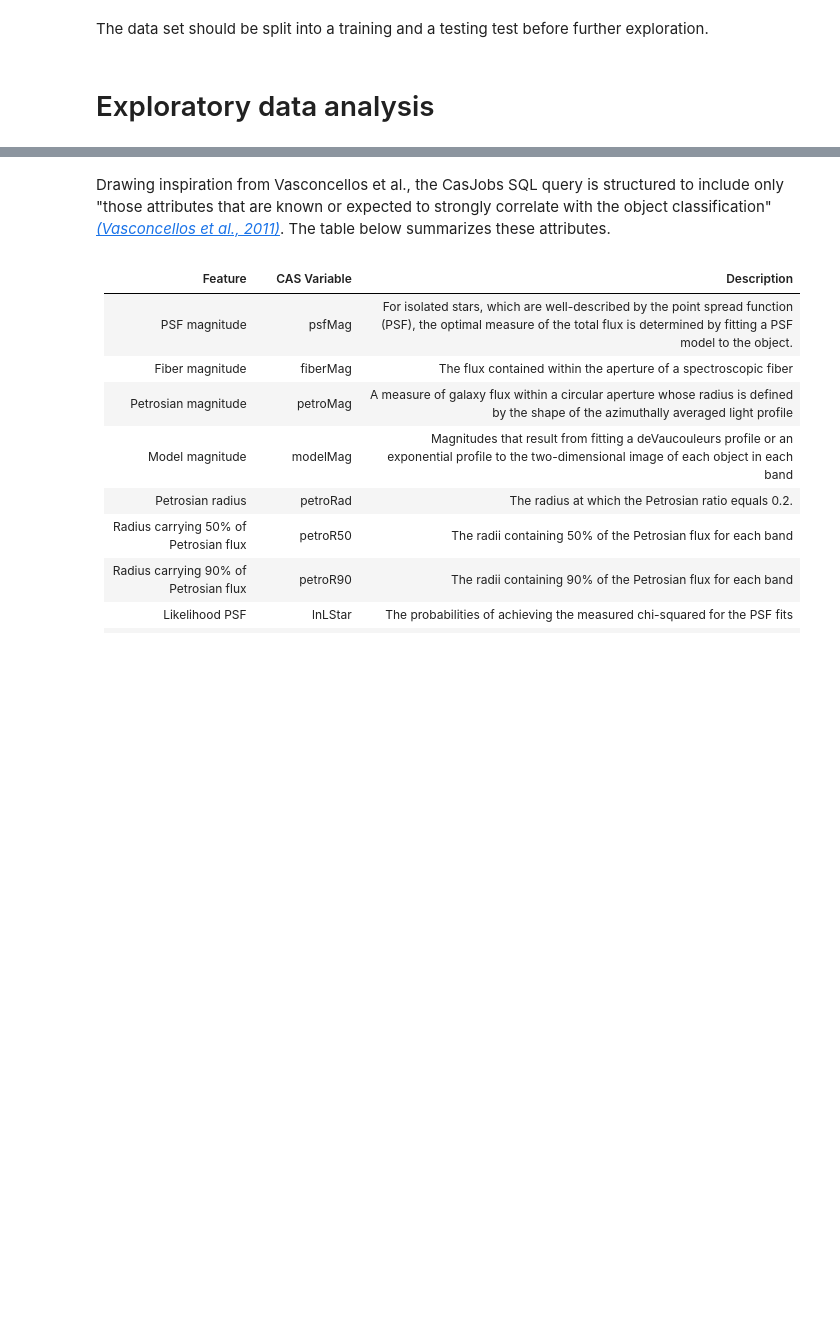
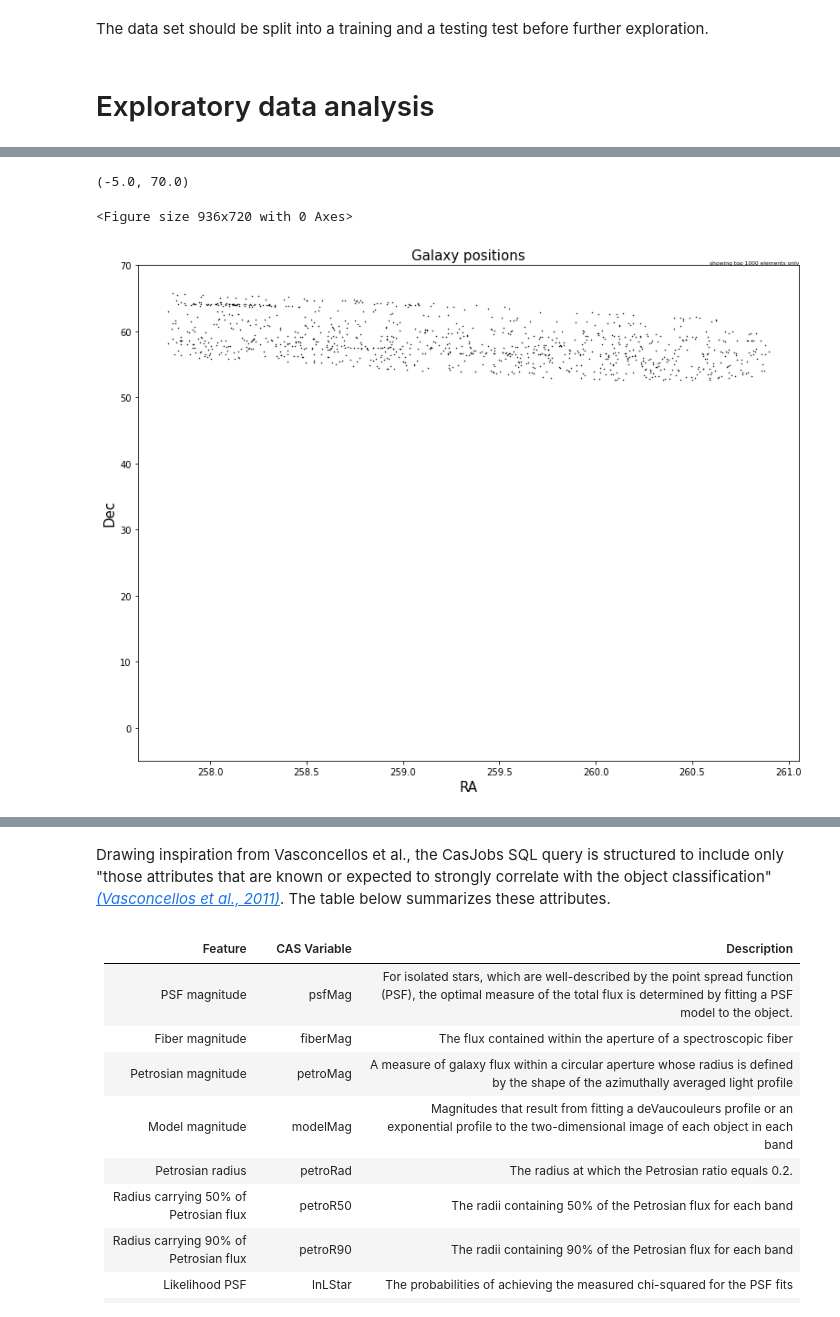
Before and after one commit to scimaksim/ML-Star-Galaxy-Classifiers, a Jupyter notebook: Nikiforov_Project_3.ipynb, the cells around one changed output, grey strips where cells are left out. Cells and saved outputs as stored; diff of their text form; code cells hidden in the pictures; blank space fills up the shorter version.

```diff
--- a/Nikiforov_Project_3.ipynb
+++ b/Nikiforov_Project_3.ipynb
@@ -174,0 +271,14 @@ train, test = sdss_data.randomSplit([0.8,0.2])
+# %%
+ps.options.plotting.backend = "matplotlib"
+
+train_ps_df.plot.scatter(
+    x="ra", y="dec", marker=".", color="black", s=1, figsize=(13, 10)
+)
+plt.xlabel("RA", fontsize=15)
+plt.ylabel("Dec", fontsize=15)
+plt.title("Galaxy positions", fontsize=15)
+plt.ylim(-5, 70)
+# %% [output]
+(-5.0, 70.0)
+<Figure size 936x720 with 0 Axes>
+[figure, added]
```
Also changed, not shown: parts of 59 cells of this notebook, 2 other files.
